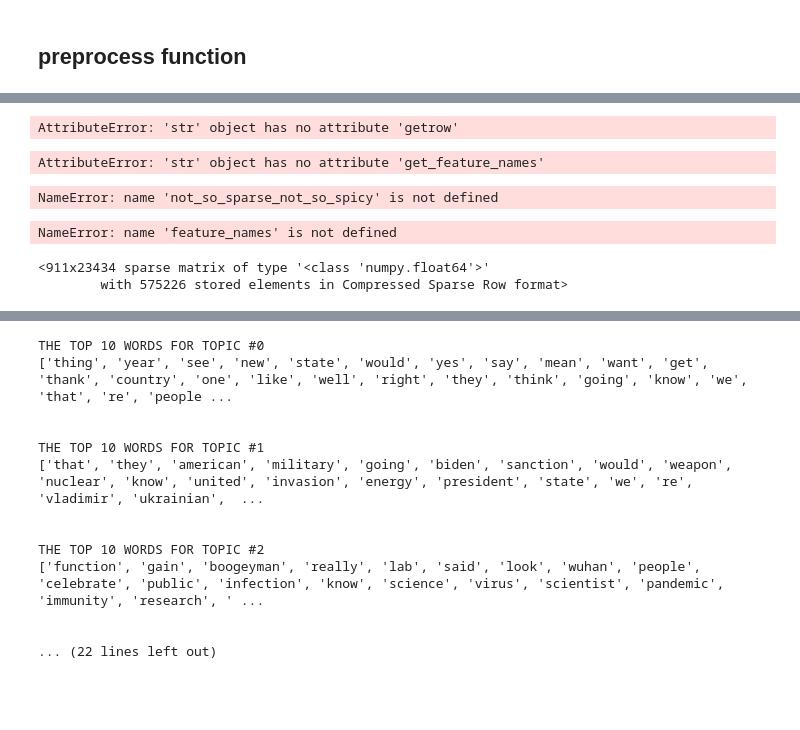
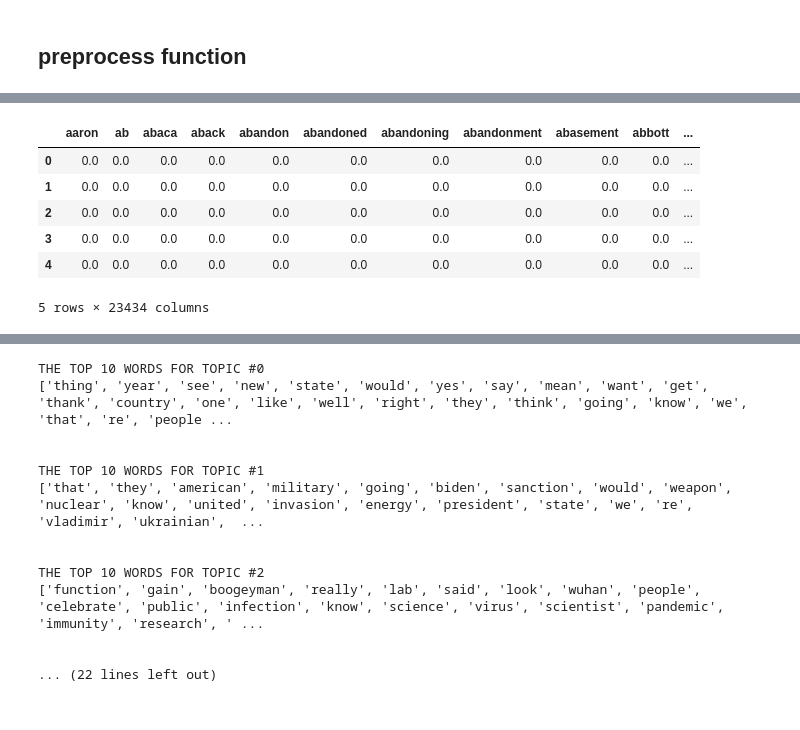
Before and after one commit to DanlBradley/TCNLP, a Jupyter notebook: M-EDA.ipynb, the cells around one changed output, grey strips where cells are left out. Saved outputs shown, nothing was run; the diff lists cells and outputs as text; code cells hidden in the pictures.

```diff
--- a/M-EDA.ipynb
+++ b/M-EDA.ipynb
@@ -51,7 +34,0 @@ Compare two topic distributions: IF BH-score is < 0.2, then a Twitterer can be c
-# %%
-
-
-tucker_doc = tucker_docs.iloc[0,0]
-#pattern to delete words in all caps
-#pattern = "(([a-zA-Z]+(?:'[a-z]+)?))"
-t_d = re.sub(r'\b[A-Z]+\b', '', tucker_doc)
@@ -87,4 +34,0 @@ tokenized_doc
-# %%
-#lowercase all words
-tokenized_doc = [word.lower() for word in tokenized_doc]
-tokenized_doc
@@ -291,20 +66,0 @@ FD.most_common(75)
-# %%
-new_list[1]
-#.get_feature_names()
-new_list[0][1].getrow(1)
-# %% [output]
-AttributeError: 'str' object has no attribute 'getrow'
-# %%
-feature_names = new_list[0][0].get_feature_names()
-not_so_sparse_not_so_spicy = pd.DataFrame(new_list[0][1].toarray(), columns = feature_names)
-# %% [output]
-AttributeError: 'str' object has no attribute 'get_feature_names'
-# %%
-not_so_sparse_not_so_spicy.sort_values(by = ['address'])
-# %% [output]
-NameError: name 'not_so_sparse_not_so_spicy' is not defined
-# %%
-NLfreqdist = FreqDist(feature_names)
-NLfreqdist
-# %% [output]
-NameError: name 'feature_names' is not defined
@@ -313,6 +67,15 @@ vectorizer = TfidfVectorizer()
 # %%
+#Instantiate IDF vectorizer to create vectorized array
+
+vectorizer = TfidfVectorizer()
 vect = vectorizer.fit_transform([' '.join(new_list[n]) for n in range(len(new_list))])
-vect
+td_idf_df = pd.DataFrame(vect.toarray(), columns = vectorizer.get_feature_names())
+td_idf_df.head()
 # %% [output]
+|  | aaron | ab | abaca | aback | abandon | abandoned | abandoning | abandonment | abasement | abbott | ... |
+| 0 | 0.0 | 0.0 | 0.0 | 0.0 | 0.0 | 0.0 | 0.0 | 0.0 | 0.0 | 0.0 | ... |
+| 1 | 0.0 | 0.0 | 0.0 | 0.0 | 0.0 | 0.0 | 0.0 | 0.0 | 0.0 | 0.0 | ... |
+| 2 | 0.0 | 0.0 | 0.0 | 0.0 | 0.0 | 0.0 | 0.0 | 0.0 | 0.0 | 0.0 | ... |
+| 3 | 0.0 | 0.0 | 0.0 | 0.0 | 0.0 | 0.0 | 0.0 | 0.0 | 0.0 | 0.0 | ... |
+| 4 | 0.0 | 0.0 | 0.0 | 0.0 | 0.0 | 0.0 | 0.0 | 0.0 | 0.0 | 0.0 | ... |
-<911x23434 sparse matrix of type '<class 'numpy.float64'>'
-        with 575226 stored elements in Compressed Sparse Row format>
+5 rows × 23434 columns
```
Also changed, not shown: parts of 62 cells of this notebook, 1 other file.
